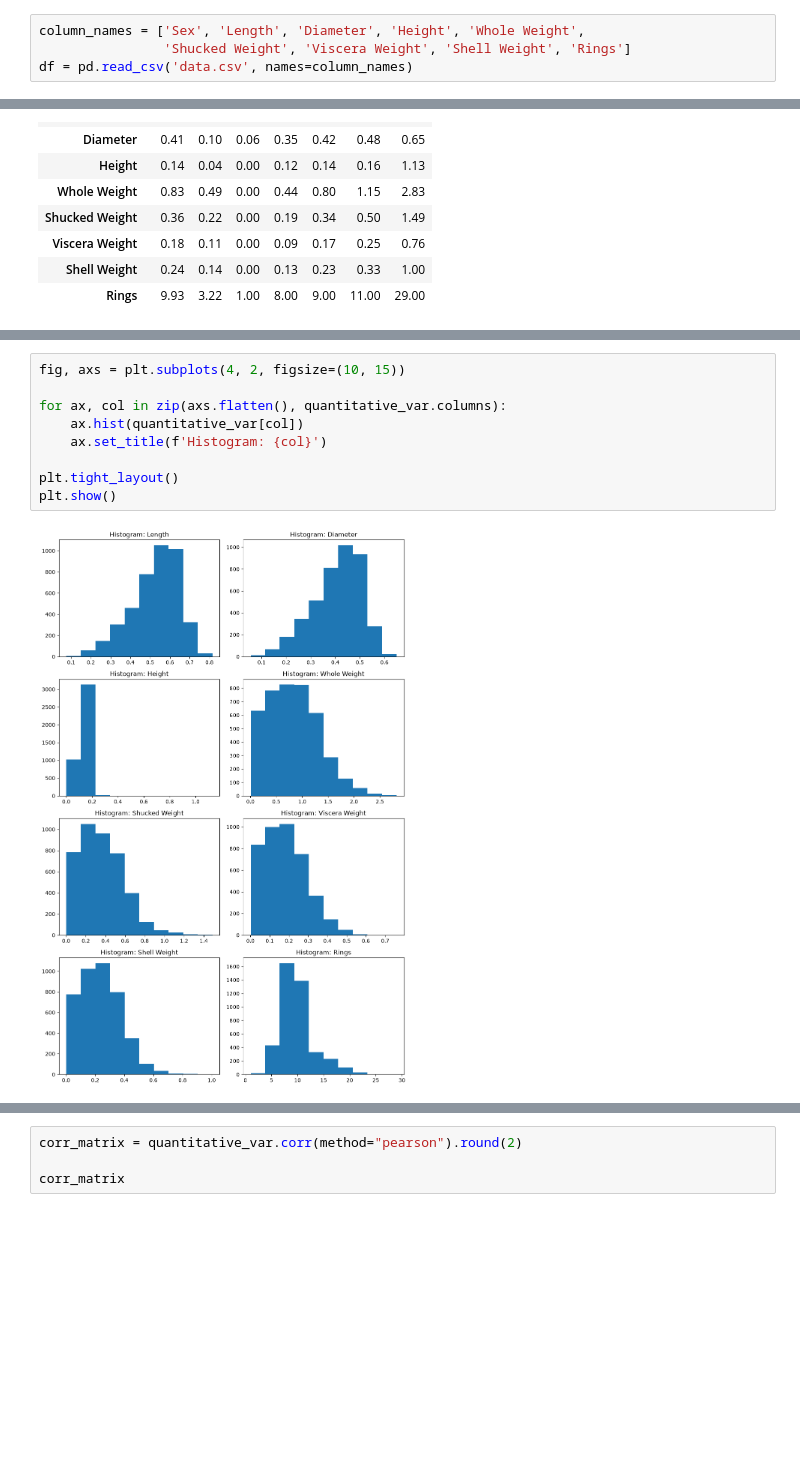
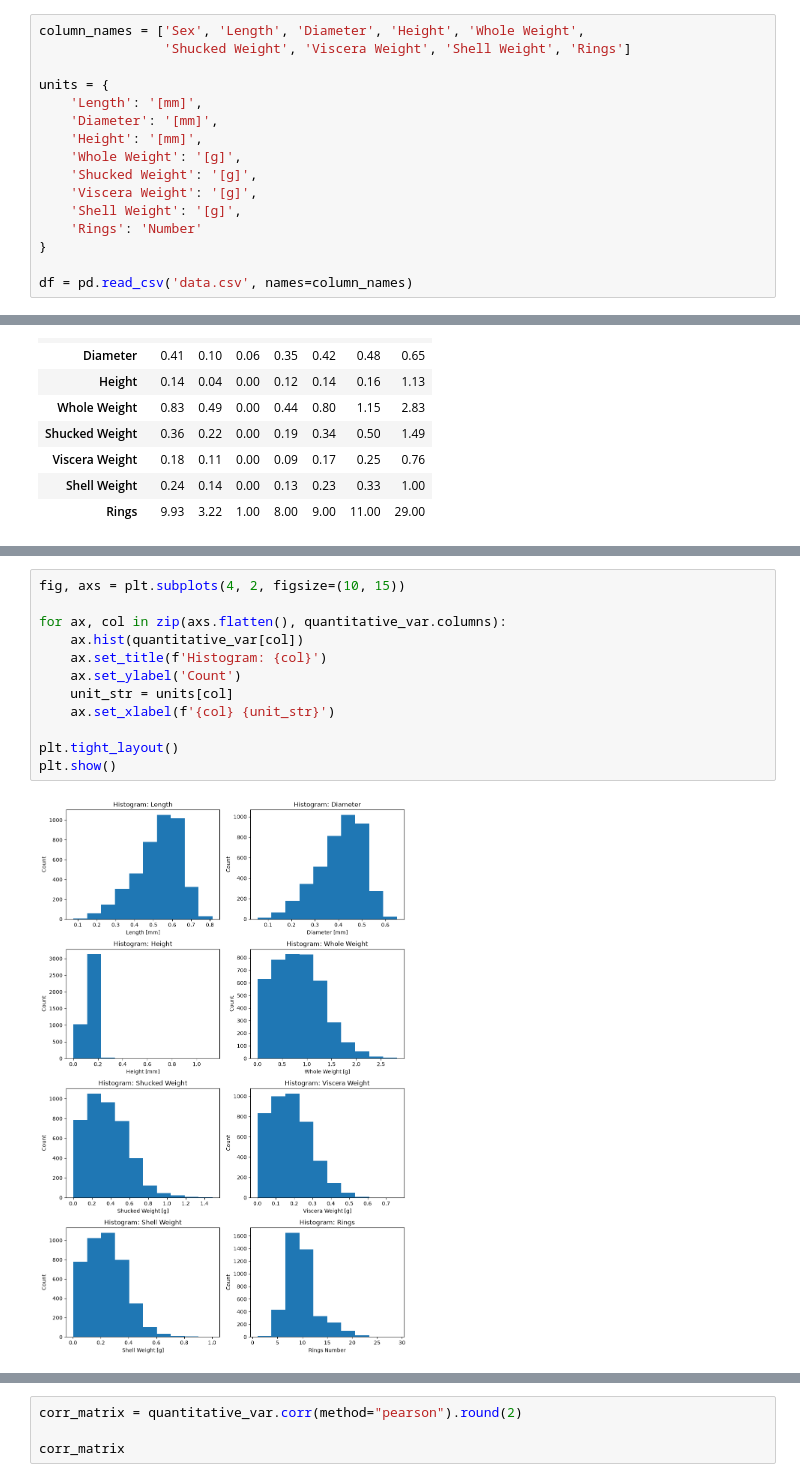
Before and after one commit to Julia257291/programming_in_python, a Jupyter notebook: Task_1.ipynb, the cells around one changed output, grey strips where cells are left out. Drawn from its saved outputs; the diff is of its cells as text; blank space fills up the shorter version.

Commit message:
Adding units

```diff
--- a/Task_1.ipynb
+++ b/Task_1.ipynb
@@ -11,6 +11,18 @@ from itertools import combinations
 # %%
 column_names = ['Sex', 'Length', 'Diameter', 'Height', 'Whole Weight',
                 'Shucked Weight', 'Viscera Weight', 'Shell Weight', 'Rings']
+
+units = {
+    'Length': '[mm]',
+    'Diameter': '[mm]',
+    'Height': '[mm]',
+    'Whole Weight': '[g]',
+    'Shucked Weight': '[g]',
+    'Viscera Weight': '[g]',
+    'Shell Weight': '[g]',
+    'Rings': 'Number'
+}
+
 df = pd.read_csv('data.csv', names=column_names)
 # %%
 num_of_rows = len(df)
@@ -65,14 +80,17 @@ plt.show()
 # %%
 fig, axs = plt.subplots(4, 2, figsize=(10, 15))
 
 for ax, col in zip(axs.flatten(), quantitative_var.columns):
     ax.hist(quantitative_var[col])
     ax.set_title(f'Histogram: {col}')
+    ax.set_ylabel('Count')
+    unit_str = units[col]
+    ax.set_xlabel(f'{col} {unit_str}')
 
 plt.tight_layout()
 plt.show()
 # %% [output]
-[figure, old version]
+[figure, new version]
 # %%
 pairs = list(combinations(quantitative_var.columns, 2))
 
```
Also changed, not shown: parts of 4 cells of this notebook.
